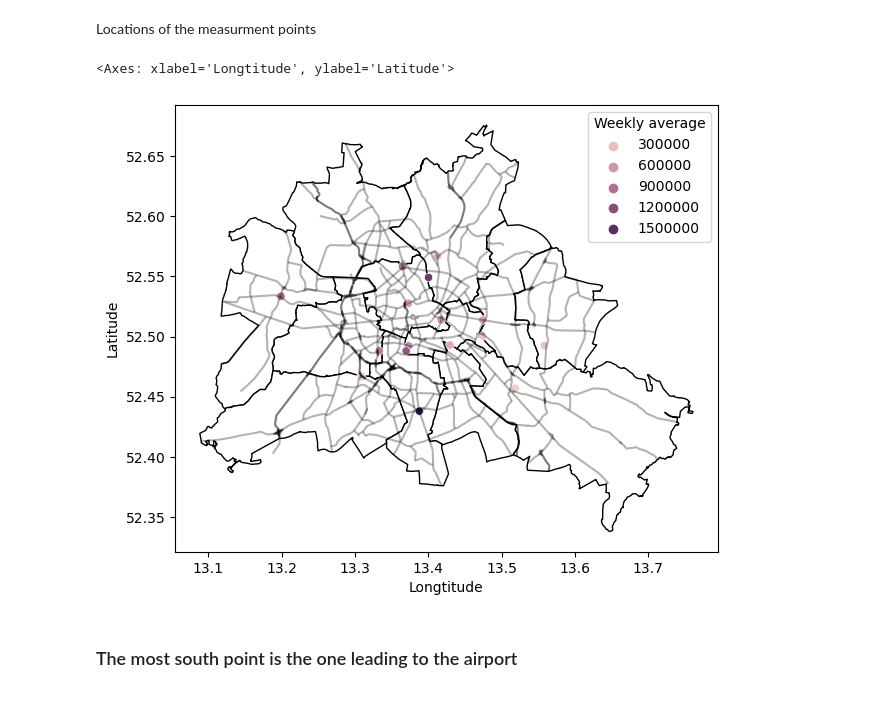
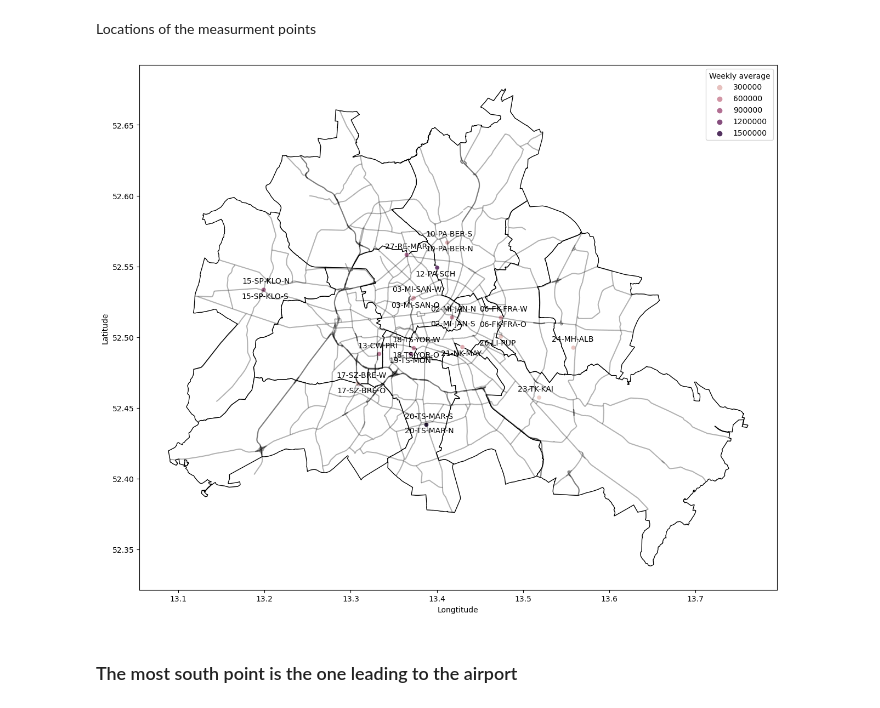
Before and after one commit to hgandras/DataMining, a Jupyter notebook: SemesterProject/BerlinBiking.ipynb, the cells around one changed output. Drawn from its saved outputs; the diff is of its cells as text; code cells hidden in the pictures.

```diff
--- a/SemesterProject/BerlinBiking.ipynb
+++ b/SemesterProject/BerlinBiking.ipynb
@@ -210,25 +210,31 @@ berlin_data = gpd.read_file("GeographicalData/Berlin.geojson")
 berlin_roads = gpd.read_file("GeographicalData/BerlinRoadNetwork.geojson")
 berlin_main_roads = berlin_roads[(berlin_roads["strassenkl"] == "II") | (berlin_roads["strassenkl"]=="I")]
 
-fig,axs = plt.subplots(figsize=(7,10))
-
 #Add weekly average to measure points
 measureStationLocations = pd.read_excel("BikeData/BikeCounts.xlsx",sheet_name=[2])[2]
 #Tanslate column names
 measureStationLocations.rename(columns={"Zählstelle": "Measure station","Beschreibung - Fahrtrichtung":"Direction of travel","Breitengrad":"Latitude","Längengrad":"Longtitude","Installationsdatum":"Installation date"},inplace= True)
 measureStationLocations.replace({'17-SK-BRE-O':'17-SZ-BRE-O', '17-SK-BRE-W':'17-SZ-BRE-W'},inplace=True)
-measureStationLocations = measureStationLocations[measureStationLocations["Measure station"].isin(measurements.columns)]
+measureStationLocations = measureStationLocations[measureStationLocations["Measure station"].isin(measurements.columns)].reset_index()
 
 weeklySum = measurements.groupby(pd.PeriodIndex(measurements.index,freq = "Y")).sum()
 weeklyMean = weeklySum.mean()
 measureStationLocations.insert(1,"Weekly average",weeklyMean.values)
-
-berlin_data.plot(ax = axs,color = "white", edgecolor = "black")
-berlin_main_roads.plot(ax = axs,color = "black",alpha = 0.3)
-sns.scatterplot(ax = axs,data=measureStationLocations, x="Longtitude", y="Latitude", hue = "Yearly average",alpha = 1)
-# %% [output]
-<Axes: xlabel='Longtitude', ylabel='Latitude'>
-[figure, removed]
+# %%
+fig,axs = plt.subplots(figsize=(15,20))
+
+berlin_data.plot(ax = axs,color = "white", edgecolor = "black")
+berlin_main_roads.plot(ax = axs,color = "black",alpha = 0.3)
+sns.scatterplot(ax = axs,data=measureStationLocations, x="Longtitude", y="Latitude", hue = "Weekly average",alpha = 1)
+
+for i, txt in enumerate(measureStationLocations["Measure station"]):
+    x,y = measureStationLocations["Longtitude"][i], measureStationLocations["Latitude"][i]
+    if i%2 == 0:
+        axs.annotate(txt, (x,y),xytext= (x-0.025,y-0.006))
+    else:
+        axs.annotate(txt, (x,y),xytext= (x-0.025,y+0.0045))
+# %% [output]
+[figure, added]
 # %% [markdown]
 ### The most south point is the one leading to the airport
 # %% [markdown]
```
Also changed, not shown: parts of 13 cells of this notebook.
